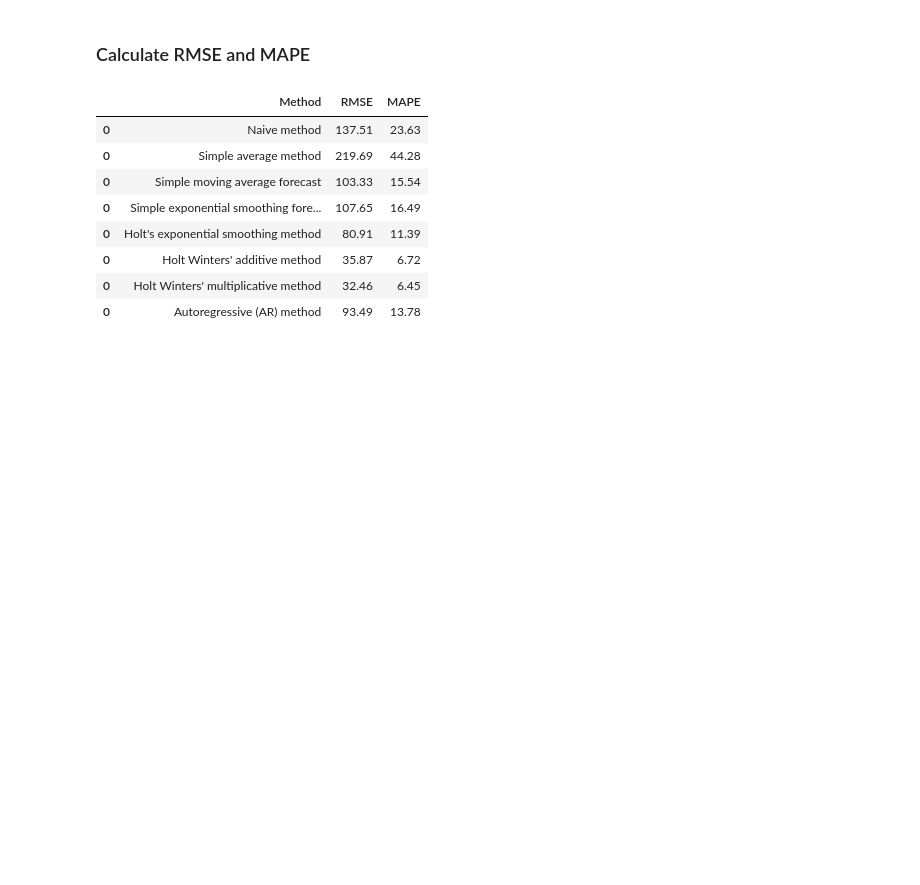
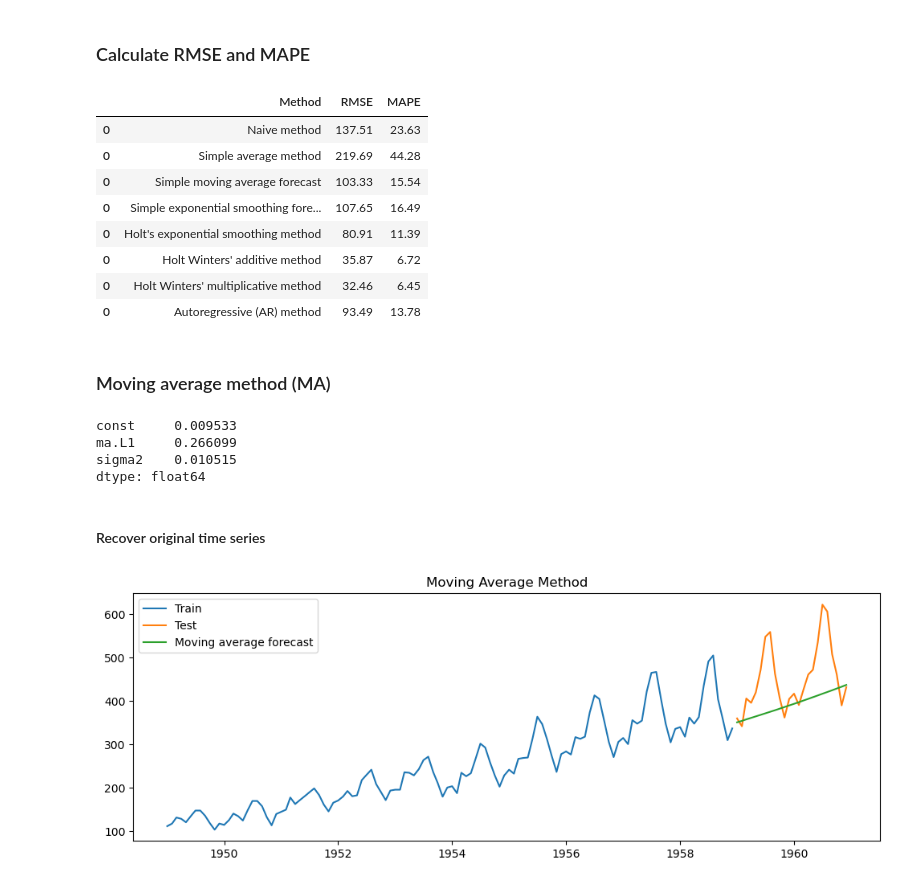
Before and after one commit to sanjanabansal1994/Time-Series-Analysis, a Jupyter notebook: Code.ipynb, the cells around one changed output. Drawn from its saved outputs; the diff is of its cells as text; code cells hidden in the pictures; blank space fills up the shorter version.

Commit message:
Simple ARIMA with Moving Average method implementation

```diff
--- a/Code.ipynb
+++ b/Code.ipynb
@@ -566,3 +566,33 @@ results
 | 0 | Holt Winters' additive method | 35.87 | 6.72 |
 | 0 | Holt Winters' multiplicative method | 32.46 | 6.45 |
 | 0 | Autoregressive (AR) method | 93.49 | 13.78 |
+# %% [markdown]
+### Moving average method (MA)
+# %%
+model = ARIMA(train_data_boxcox_diff, order=(0, 0, 1))
+model_fit = model.fit()
+print(model_fit.params)
+# %% [output]
+const     0.009533
+ma.L1     0.266099
+sigma2    0.010515
+dtype: float64
+# %% [markdown]
+#### Recover original time series
+# %%
+y_hat_ma = data_boxcox_diff.copy()
+y_hat_ma['ma_forecast_boxcox_diff'] = model_fit.predict(data_boxcox_diff.index.min(), data_boxcox_diff.index.max())
+y_hat_ma['ma_forecast_boxcox'] = y_hat_ma['ma_forecast_boxcox_diff'].cumsum()
+y_hat_ma['ma_forecast_boxcox'] = y_hat_ma['ma_forecast_boxcox'].add(data_boxcox[0])
+y_hat_ma['ma_forecast'] = np.exp(y_hat_ma['ma_forecast_boxcox'])
+# %%
+# Plot train, test and forecast
+plt.figure(figsize=(12,4))
+plt.plot(data['Passengers'][:train_len], label='Train')
+plt.plot(data['Passengers'][train_len:], label='Test')
+plt.plot(y_hat_ma['ma_forecast'][test.index.min():], label='Moving average forecast')
+plt.legend(loc='best')
+plt.title('Moving Average Method')
+plt.show()
+# %% [output]
+[figure, added]
```
Also changed, not shown: parts of 2 cells of this notebook.
